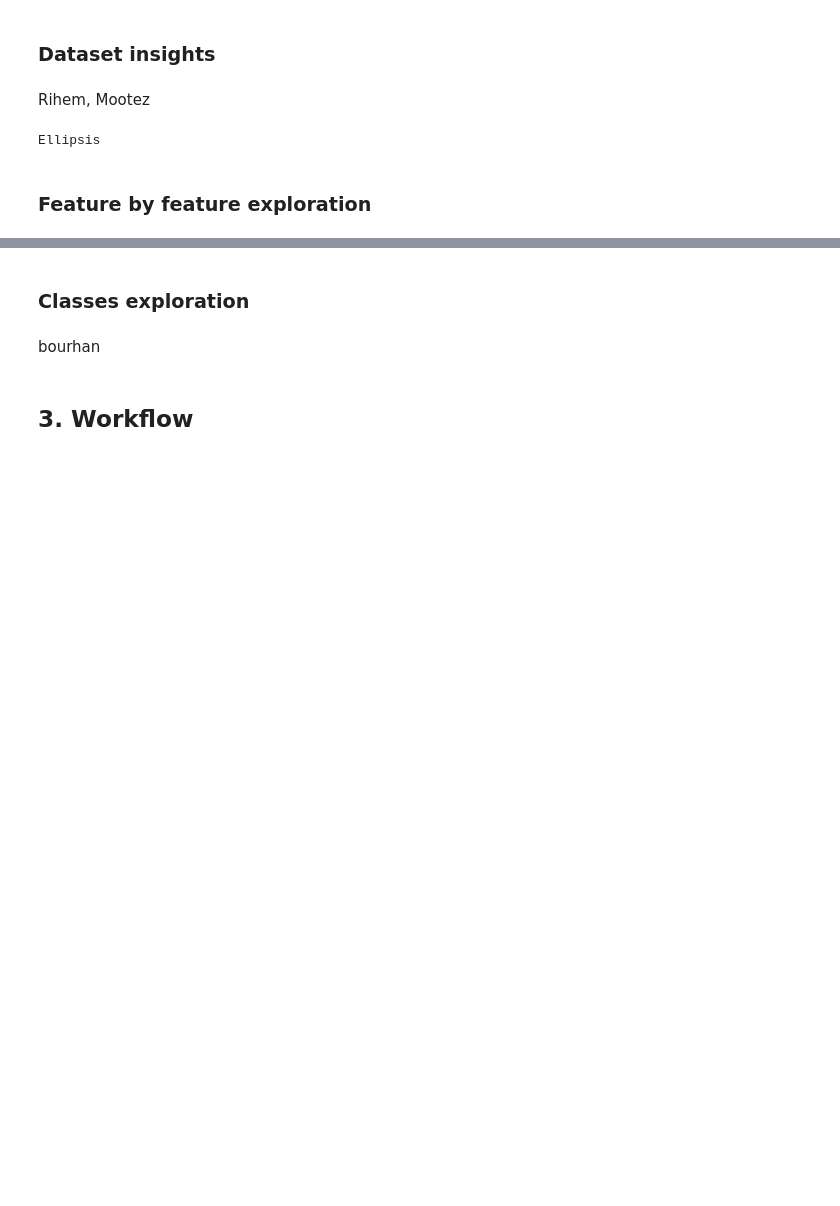
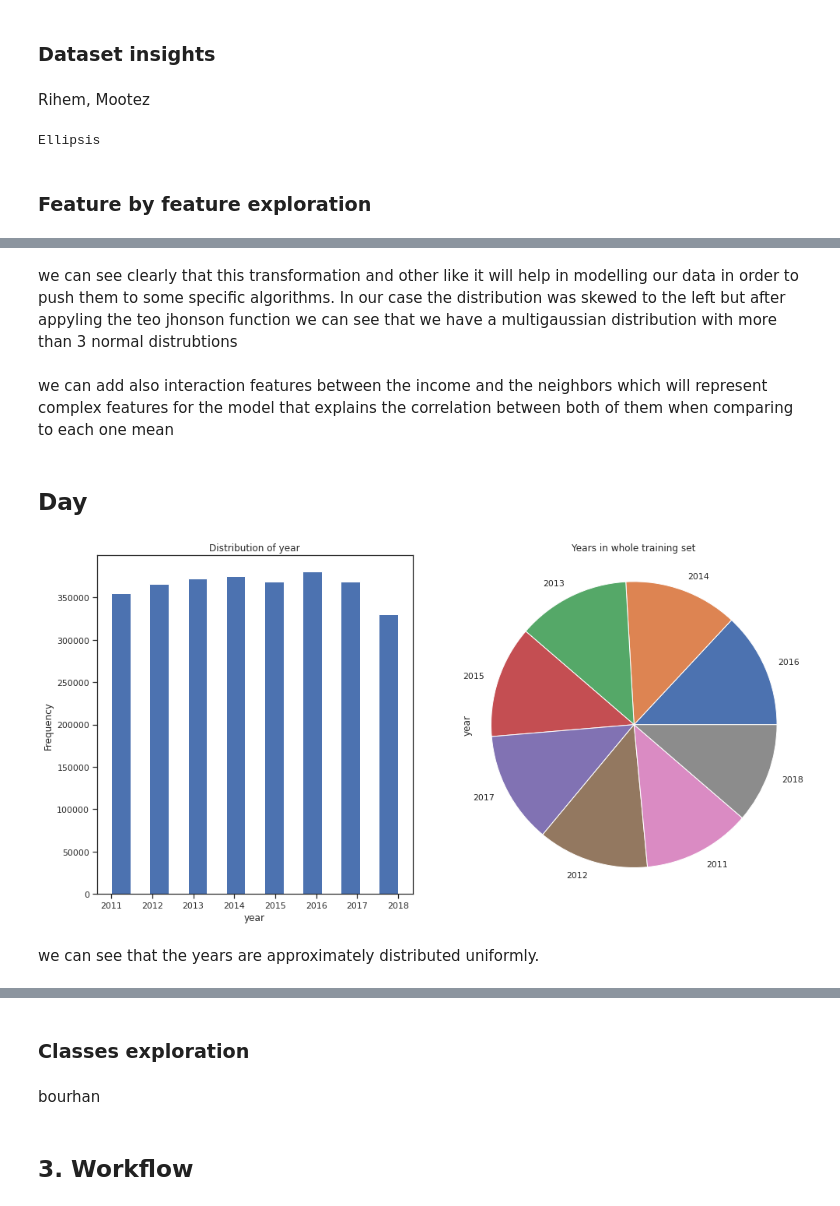
Before and after one commit to Bourhano/BitcoinRansomwareDetection, a Jupyter notebook: bitcoin_heist_starting_kit.ipynb, the cells around one changed output, grey strips where cells are left out. Saved outputs shown, nothing was run; the diff lists cells and outputs as text; code cells hidden in the pictures; blank space fills up the shorter version.

```diff
--- a/bitcoin_heist_starting_kit.ipynb
+++ b/bitcoin_heist_starting_kit.ipynb
@@ -139,0 +196,26 @@ Ellipsis
+# %% [markdown]
+we can see clearly that this transformation and other like it will help in modelling our data in order to push them to some specific algorithms.
+In our case the distribution was skewed to the left but after appyling the teo jhonson function we can see that we have a multigaussian distribution with more than 3 normal distrubtions
+# %% [markdown]
+we can add also interaction features between the income and the neighbors which will represent complex features for the model that explains the correlation between both of them when comparing to each one mean
+# %% [markdown]
+## Day
+# %%
+#Displaying histogram of year feature
+plt.figure(figsize=(16, 8))
+
+plt.subplot(121)
+dtrain['year'].plot(kind = 'hist', bins=15)
+plt.xlabel('year')
+plt.title('Distribution of year')
+
+plt.subplot(122)
+#displaying pie-chart
+dtrain['year'].value_counts().plot(kind='pie')
+plt.axis('equal')
+plt.title('Years in whole training set')
+plt.show()
+# %% [output]
+[figure, added]
+# %% [markdown]
+we can see that the years are approximately distributed uniformly.
```
Also changed, not shown: parts of 34 cells of this notebook.
